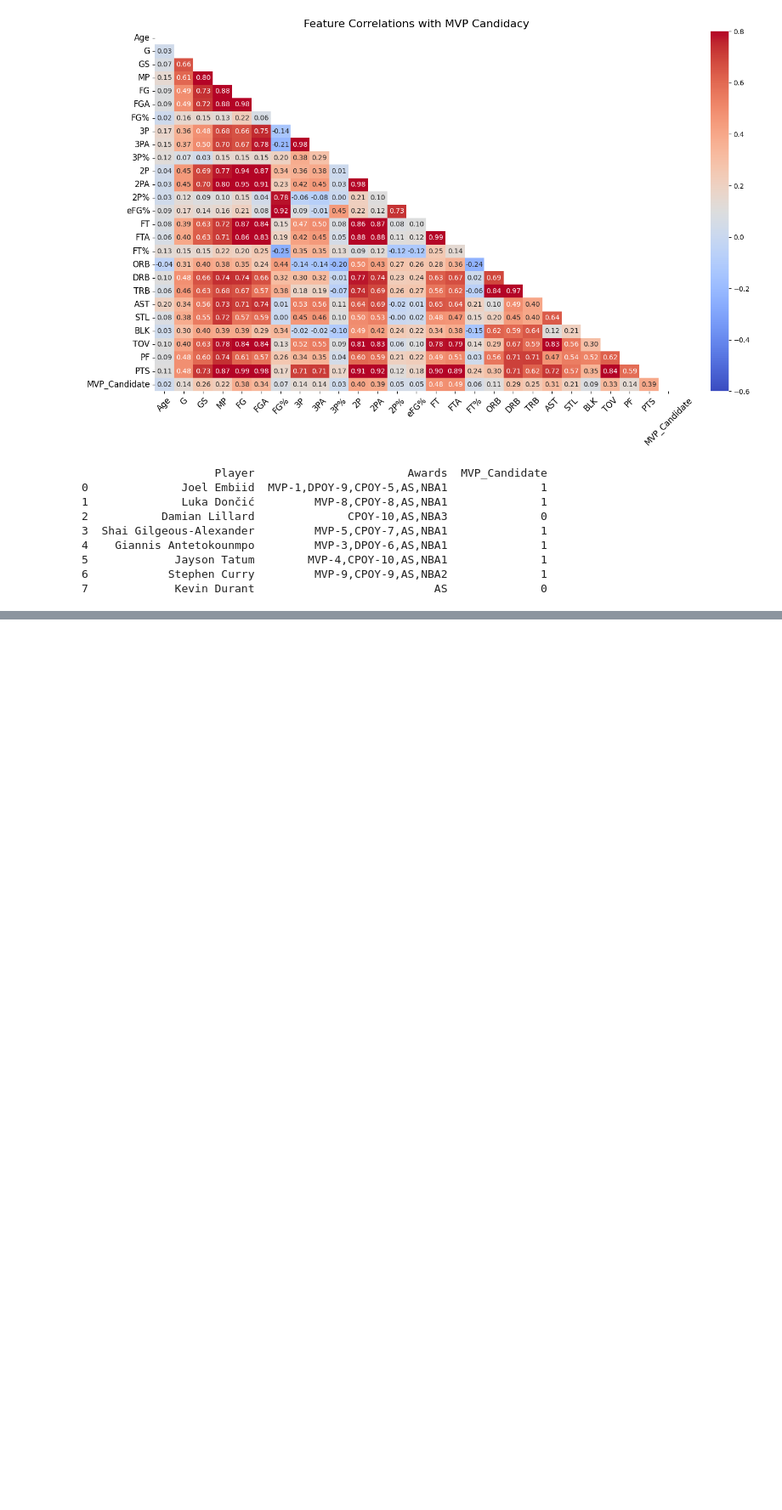
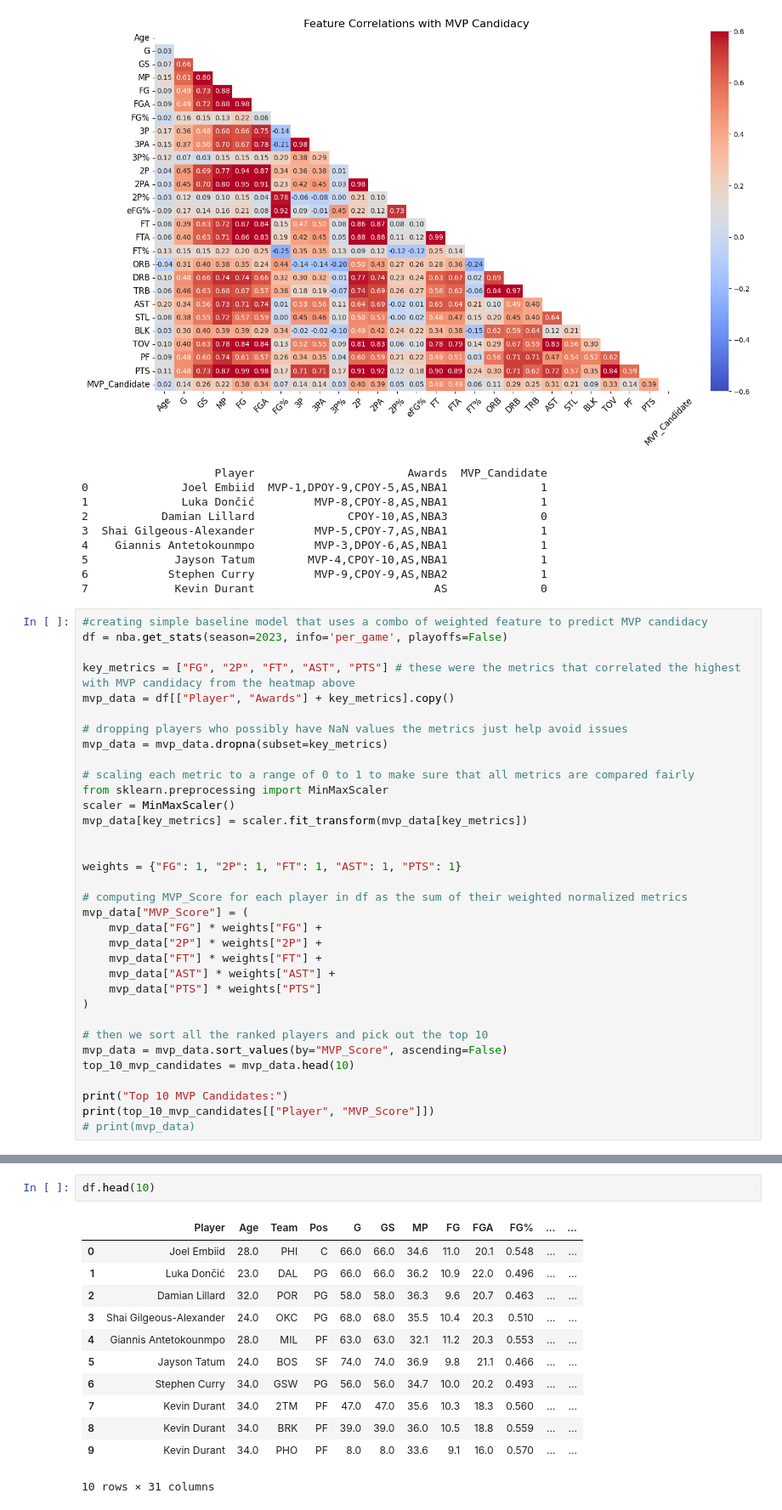
Before and after one commit to Jamcre/nba-award-data-mining, a Jupyter notebook: testFile.ipynb, the cells around one changed output, grey strips where cells are left out. Shown: that part at 85% size. Saved outputs shown, nothing was run; the diff lists cells and outputs as text; blank space fills up the shorter version.

Commit message:
creating a baseline model

```diff
--- a/testFile.ipynb
+++ b/testFile.ipynb
@@ -283,3 +283,37 @@ print(df[['Player', 'Awards', 'MVP_Candidate']].head(8))
 5             Jayson Tatum        MVP-4,CPOY-10,AS,NBA1              1
 6            Stephen Curry         MVP-9,CPOY-9,AS,NBA2              1
 7             Kevin Durant                           AS              0
+# %%
+#creating simple baseline model that uses a combo of weighted feature to predict MVP candidacy
+df = nba.get_stats(season=2023, info='per_game', playoffs=False)
+
+key_metrics = ["FG", "2P", "FT", "AST", "PTS"] # these were the metrics that correlated the highest with MVP candidacy from the heatmap above
+mvp_data = df[["Player", "Awards"] + key_metrics].copy()
+
+# dropping players who possibly have NaN values the metrics just help avoid issues
+mvp_data = mvp_data.dropna(subset=key_metrics)
+
+# scaling each metric to a range of 0 to 1 to make sure that all metrics are compared fairly
+from sklearn.preprocessing import MinMaxScaler
+scaler = MinMaxScaler()
+mvp_data[key_metrics] = scaler.fit_transform(mvp_data[key_metrics])
+
+
+weights = {"FG": 1, "2P": 1, "FT": 1, "AST": 1, "PTS": 1}
+
+# computing MVP_Score for each player in df as the sum of their weighted normalized metrics
+mvp_data["MVP_Score"] = (
+    mvp_data["FG"] * weights["FG"] +
+    mvp_data["2P"] * weights["2P"] +
+    mvp_data["FT"] * weights["FT"] +
+    mvp_data["AST"] * weights["AST"] +
+    mvp_data["PTS"] * weights["PTS"]
+)
+
+# then we sort all the ranked players and pick out the top 10
+mvp_data = mvp_data.sort_values(by="MVP_Score", ascending=False)
+top_10_mvp_candidates = mvp_data.head(10)
+
+print("Top 10 MVP Candidates:")
+print(top_10_mvp_candidates[["Player", "MVP_Score"]])
+# print(mvp_data)
@@ -285,0 +333,15 @@ print(df[['Player', 'Awards', 'MVP_Candidate']].head(8))
+# %%
+df.head(10)
+# %% [output]
+|  | Player | Age | Team | Pos | G | GS | MP | FG | FGA | FG% | ... | ... |
+| 0 | Joel Embiid | 28.0 | PHI | C | 66.0 | 66.0 | 34.6 | 11.0 | 20.1 | 0.548 | ... | ... |
+| 1 | Luka Dončić | 23.0 | DAL | PG | 66.0 | 66.0 | 36.2 | 10.9 | 22.0 | 0.496 | ... | ... |
+| 2 | Damian Lillard | 32.0 | POR | PG | 58.0 | 58.0 | 36.3 | 9.6 | 20.7 | 0.463 | ... | ... |
+| 3 | Shai Gilgeous-Alexander | 24.0 | OKC | PG | 68.0 | 68.0 | 35.5 | 10.4 | 20.3 | 0.510 | ... | ... |
+| 4 | Giannis Antetokounmpo | 28.0 | MIL | PF | 63.0 | 63.0 | 32.1 | 11.2 | 20.3 | 0.553 | ... | ... |
+| 5 | Jayson Tatum | 24.0 | BOS | SF | 74.0 | 74.0 | 36.9 | 9.8 | 21.1 | 0.466 | ... | ... |
+| 6 | Stephen Curry | 34.0 | GSW | PG | 56.0 | 56.0 | 34.7 | 10.0 | 20.2 | 0.493 | ... | ... |
+| 7 | Kevin Durant | 34.0 | 2TM | PF | 47.0 | 47.0 | 35.6 | 10.3 | 18.3 | 0.560 | ... | ... |
+| 8 | Kevin Durant | 34.0 | BRK | PF | 39.0 | 39.0 | 36.0 | 10.5 | 18.8 | 0.559 | ... | ... |
+| 9 | Kevin Durant | 34.0 | PHO | PF | 8.0 | 8.0 | 33.6 | 9.1 | 16.0 | 0.570 | ... | ... |
+10 rows × 31 columns
```
Also changed, not shown: parts of 1 cell of this notebook.
